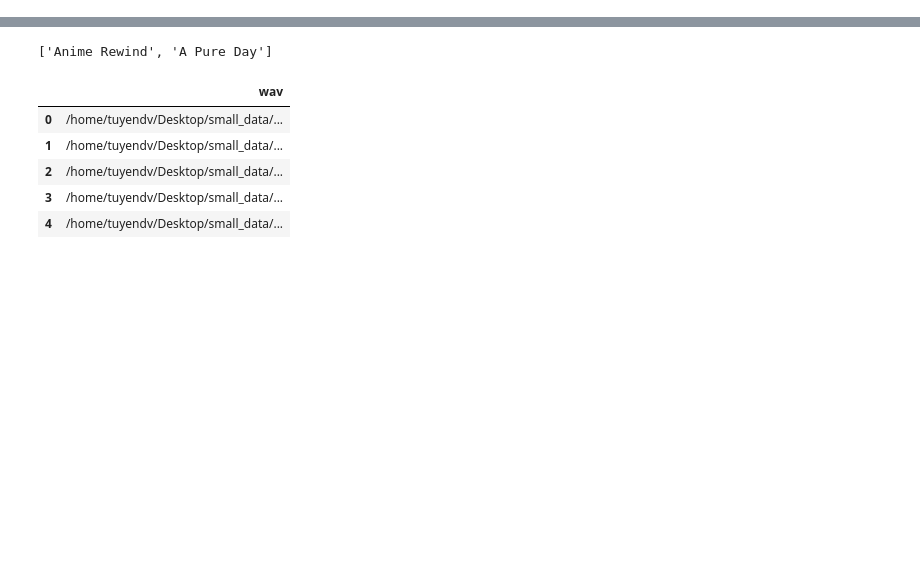
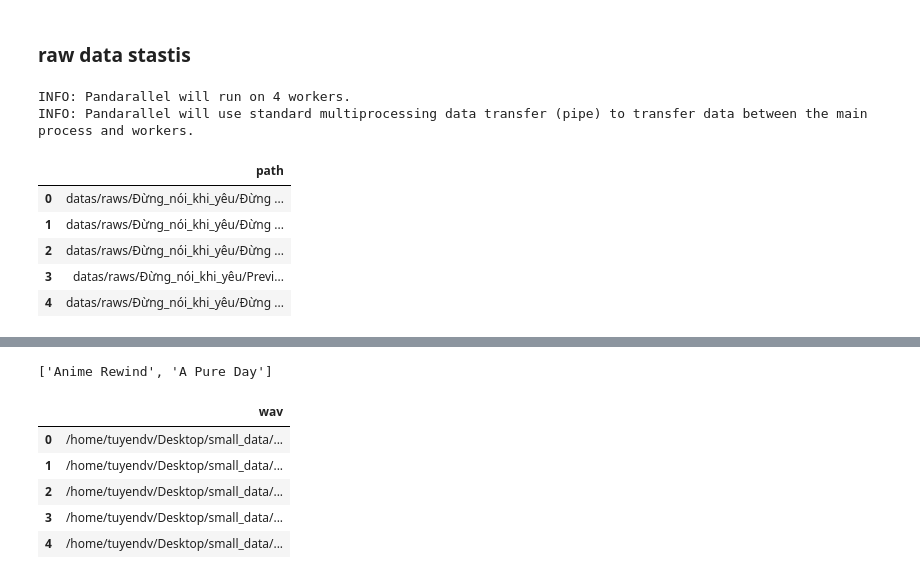
Before and after one commit to tuyendv268/ess_data_crawler_pipline, a Jupyter notebook: main.ipynb, the cells around one changed output, grey strips where cells are left out. Cells and saved outputs as stored; diff of their text form; code cells hidden in the pictures; blank space fills up the shorter version.

```diff
--- a/main.ipynb
+++ b/main.ipynb
@@ -0,0 +1,25 @@
+# %% [markdown]
+### raw data stastis
+# %%
+import os
+import librosa
+from glob import glob
+import pandas as pd
+from pandarallel import pandarallel
+import soundfile as sf
+pandarallel.initialize(progress_bar=True, use_memory_fs=False, nb_workers=4)
+# %% [output]
+INFO: Pandarallel will run on 4 workers.
+INFO: Pandarallel will use standard multiprocessing data transfer (pipe) to transfer data between the main process and workers.
+# %%
+path = "datas/raws/Đừng_nói_khi_yêu/*.wav"
+files = glob(path)
+data = pd.DataFrame(files, columns=["path"])
+data.head()
+# %% [output]
+|  | path |
+| 0 | datas/raws/Đừng_nói_khi_yêu/Đừng ... |
+| 1 | datas/raws/Đừng_nói_khi_yêu/Đừng ... |
+| 2 | datas/raws/Đừng_nói_khi_yêu/Đừng ... |
+| 3 | datas/raws/Đừng_nói_khi_yêu/Previ... |
+| 4 | datas/raws/Đừng_nói_khi_yêu/Đừng ... |
```
Also changed, not shown: parts of 7 cells of this notebook, 13 other files.
